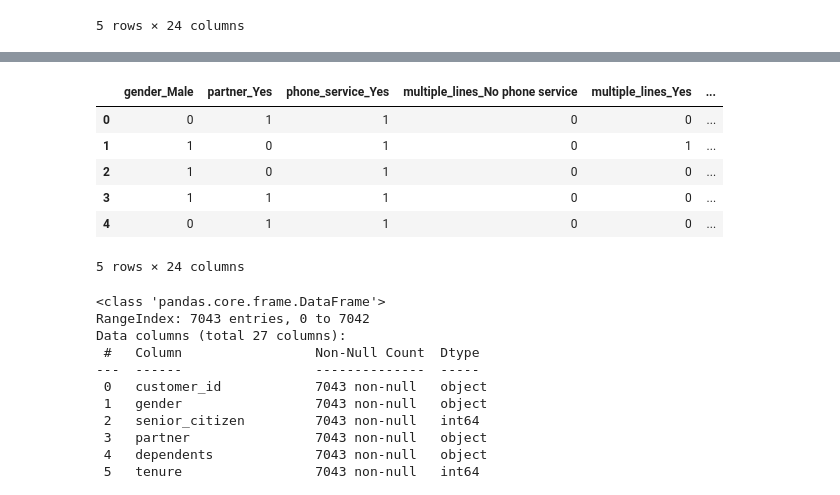
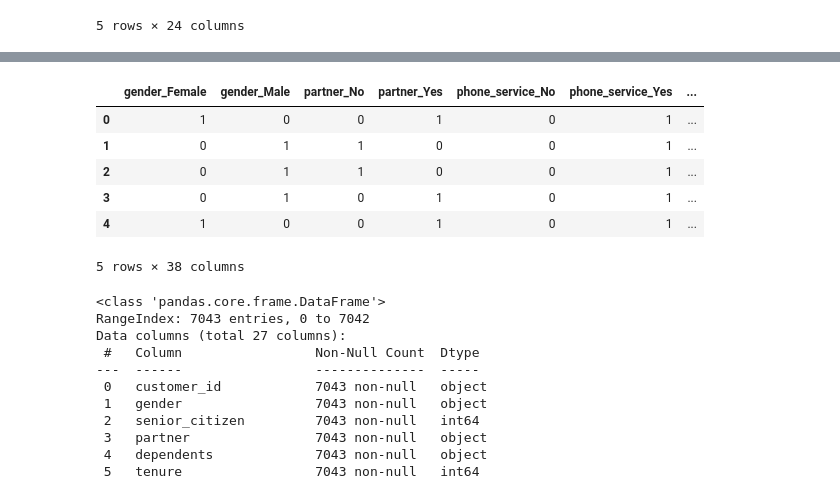
Before and after one commit to lochlynlaskowski/classification-exercises, a Jupyter notebook: classification_exercises..ipynb, the cells around one changed output, grey strips where cells are left out. Cells and saved outputs as stored; diff of their text form; code cells hidden in the pictures.

```diff
--- a/classification_exercises..ipynb
+++ b/classification_exercises..ipynb
@@ -467,0 +504,5 @@ df.head()
+# %%
+df['total_charges'] = df['total_charges'].str.strip()
+df = df[df.total_charges != '']
+# %%
+df['total_charges'] = df.total_charges.astype(float)
@@ -486,7 +547,10 @@ df
 # %%
-df['is_female'] = df.gender.map({'Female': 1, 'Male': 0})
-df['has_partner'] = df.partner.map({'Yes': 1, 'No': 0})
-df['has_dependents'] = df.dependents.map({'Yes': 1, 'No': 0})
-df['has_phone_service'] = df.phone_service.map({'Yes': 1, 'No': 0})
-df['has_paperless_billing'] = df.paperless_billing.map({'Yes': 1, 'No': 0})
-df['has_churned'] = df.churn.map({'Yes': 1, 'No': 0})
+
+
+df['is_female'] = df['gender'].map({'Female': 1, 'Male': 0})
+df['has_partner'] = df['partner'].map({'Yes': 1, 'No': 0})
+df['has_dependents'] = df['dependents'].map({'Yes': 1, 'No': 0})
+df['has_phone_service'] = df['phone_service'].map({'Yes': 1, 'No': 0})
+df['has_paperless_billing'] = df['paperless_billing'].map({'Yes': 1, 'No': 0})
+df['has_churned'] = df['churn'].map({'Yes': 1, 'No': 0})
+df
@@ -505,14 +583,14 @@ dummy_df = pd.get_dummies(df[['multiple_lines', \
 # %%
-# dummy_df = pd.get_dummies(telco_df[['gender', 'partner', 'phone_service', 'multiple_lines', 'online_security', 'online_backup', 'tech_support', 'streaming_tv', 'streaming_movies', 'paperless_billing', 'churn', 'contract_type', 'internet_service_type', 'payment_type']], dummy_na=False, drop_first=[True, True])
-# dummy_df.head()  --- prefer instructor method better
+dummy_df = pd.get_dummies(df[['gender', 'partner', 'phone_service', 'multiple_lines', 'online_security', 'online_backup', 'tech_support', 'streaming_tv', 'streaming_movies', 'paperless_billing', 'churn', 'contract_type', 'internet_service_type', 'payment_type']], dummy_na=False, drop_first=False)
+dummy_df.head()
 # %% [output]
-|  | gender_Male | partner_Yes | phone_service_Yes | multiple_lines_No phone service | multiple_lines_Yes | ... |
-| 0 | 0 | 1 | 1 | 0 | 0 | ... |
-| 1 | 1 | 0 | 1 | 0 | 1 | ... |
-| 2 | 1 | 0 | 1 | 0 | 0 | ... |
-| 3 | 1 | 1 | 1 | 0 | 0 | ... |
-| 4 | 0 | 1 | 1 | 0 | 0 | ... |
+|  | gender_Female | gender_Male | partner_No | partner_Yes | phone_service_No | phone_service_Yes | ... |
+| 0 | 1 | 0 | 0 | 1 | 0 | 1 | ... |
+| 1 | 0 | 1 | 1 | 0 | 0 | 1 | ... |
+| 2 | 0 | 1 | 1 | 0 | 0 | 1 | ... |
+| 3 | 0 | 1 | 0 | 1 | 0 | 1 | ... |
+| 4 | 1 | 0 | 0 | 1 | 0 | 1 | ... |
-5 rows × 24 columns
+5 rows × 38 columns
 # %%
 df.info()
 # %% [output]
```
Also changed, not shown: parts of 13 cells of this notebook, 1 other file.
